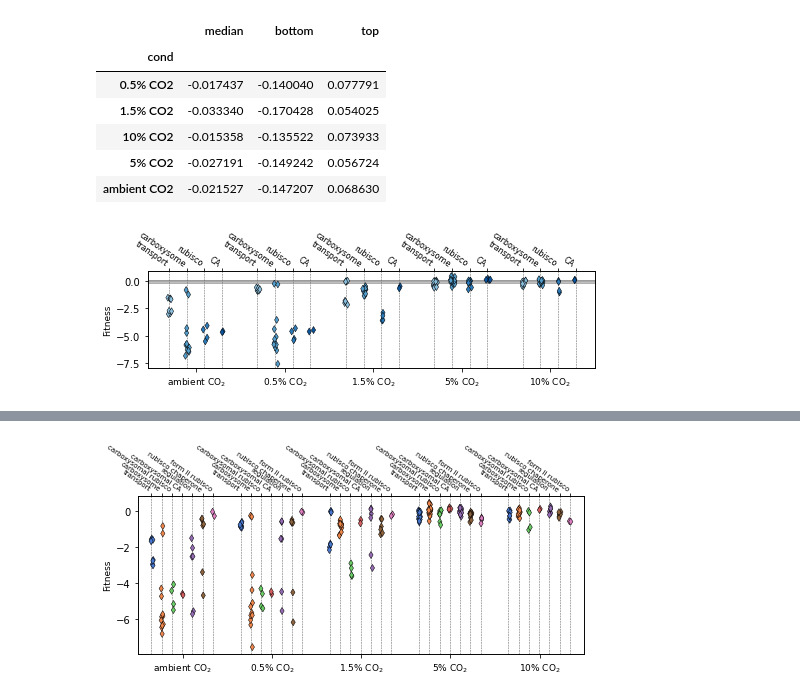
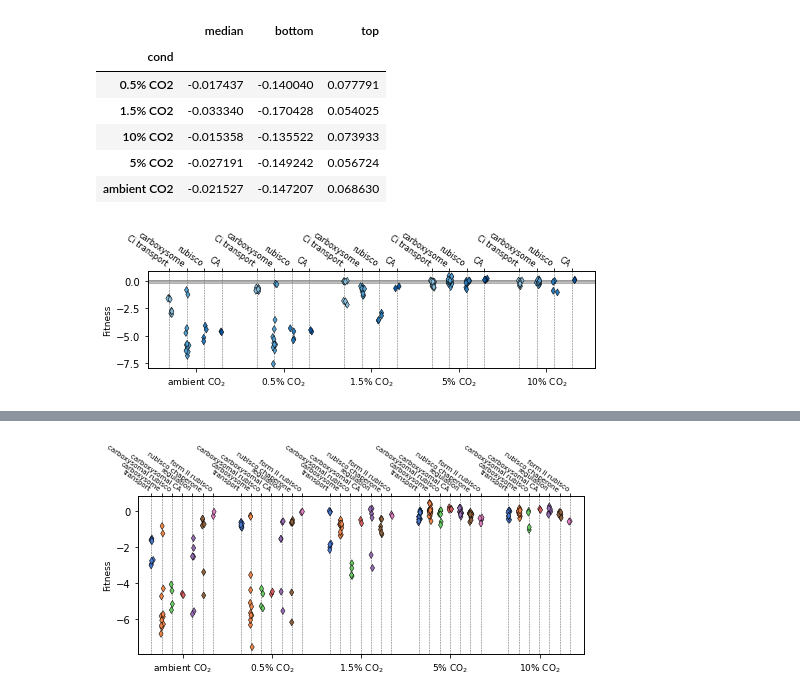
Before and after one commit to flamholz/ccm_evolution, a Jupyter notebook: notebooks/Fig2_Hnea_BarSeq.ipynb, the cells around one changed output, grey strips where cells are left out. Saved outputs shown, nothing was run; the diff lists cells and outputs as text; code cells hidden in the pictures.

```diff
--- a/notebooks/Fig2_Hnea_BarSeq.ipynb
+++ b/notebooks/Fig2_Hnea_BarSeq.ipynb
@@ -117,32 +119,32 @@ sns.stripplot(data=long_subset_df, x='cond', y='value', hue='gene_tag', dodge=0.
 
 ax = plt.gca()
 bottom = [bot_quartile_fitness, bot_quartile_fitness]
 top = [top_quartile_fitness, top_quartile_fitness]
 plt.fill_between([0,1], bottom, top, color=greys[-3], alpha=0.5, transform=ax.get_yaxis_transform())
 plt.axhline(median_fitness, lw=0.3, color=greys[-1])
 plt.legend().set_visible(False)
 
 xticks = 'ambient CO$_2$,0.5% CO$_2$,1.5% CO$_2$,5% CO$_2$,10% CO$_2$'.split(',')
 plt.xticks(np.arange(5), xticks, rotation=0, ha='center', fontsize=9)
 plt.ylabel('Fitness', fontsize=9)
 plt.xlabel('')
 
 xticks = np.arange(0, 0.8, 0.2) - 0.31
 xticks = np.hstack([xticks, xticks+1, xticks+2, xticks+3, xticks+4])
-xtick_str = 'transport,carboxysome,rubisco,CA'.split(',')*5
+xtick_str = 'Ci transport,carboxysome,rubisco,CA'.split(',')*5
 for xpos in xticks:
     plt.axvline(xpos, ls='--', lw=0.5, zorder=-1, color=greys[-2])
 
 ax = plt.gca()
 axT = ax.twiny()
 plt.sca(axT)
 
 plt.xticks(xticks, xtick_str, ha='right', rotation=-35, fontsize=8)
 plt.tick_params(pad=0)
 plt.xlim(ax.get_xlim())
 
 plt.tight_layout()
 plt.savefig('figures/fig2/fig2.png', dpi=600, facecolor='w')
 plt.show()
 # %% [output]
-[figure, old version]
+[figure, new version]
```
Also changed, not shown: parts of 2 cells of this notebook, 3 other files.
